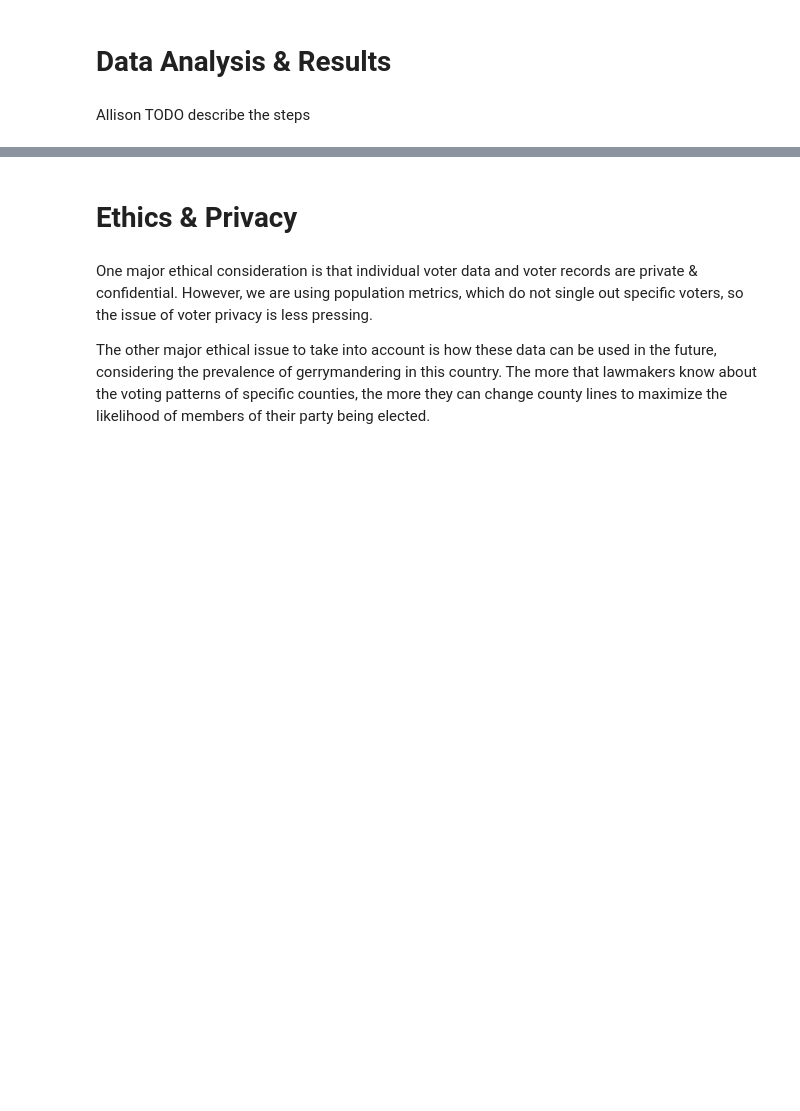
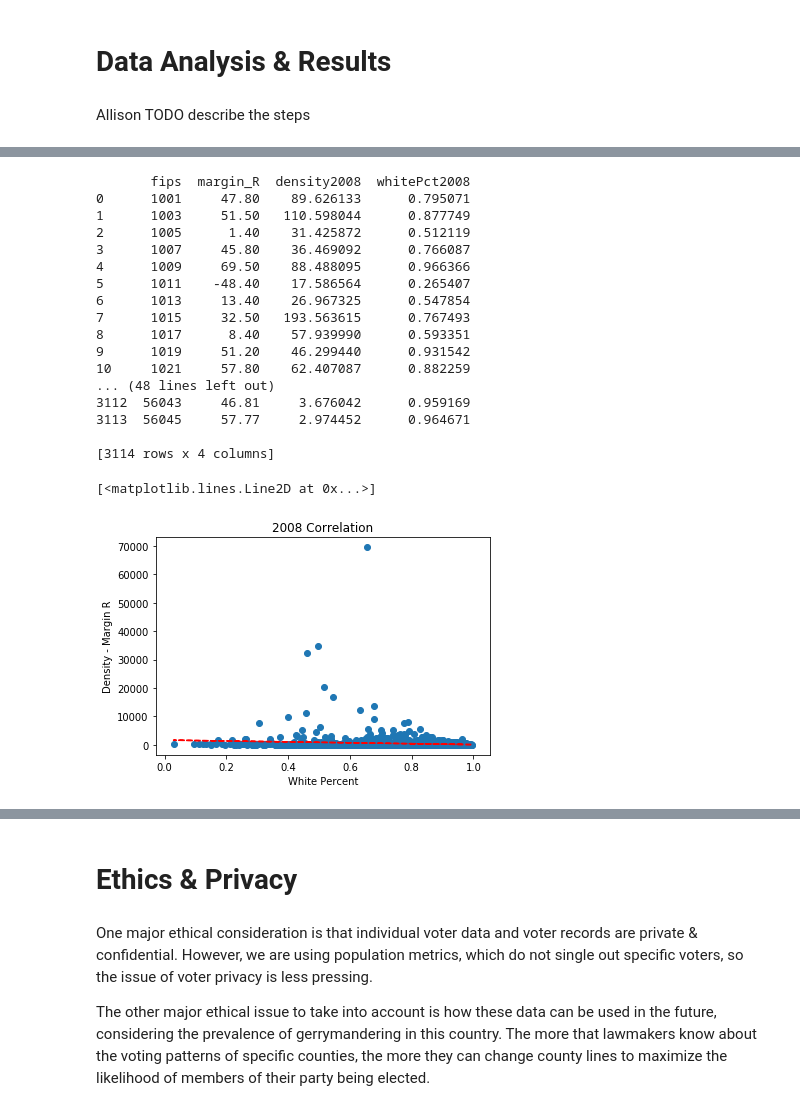
Before and after one commit to GiacomoPuccini/COGS108_Repo, a Jupyter notebook: FinalProject.ipynb, the cells around one changed output, grey strips where cells are left out. Drawn from its saved outputs; the diff is of its cells as text; code cells hidden in the pictures; blank space fills up the shorter version.

```diff
--- a/FinalProject.ipynb
+++ b/FinalProject.ipynb
@@ -440,0 +405,34 @@ print(data2016)
+# %%
+# From allison - took away the tostring() to make it easier to read/scroll
+print(data2008)
+
+data2008x = data2008['whitePct2008']
+data2008y = data2008['density2008'] - data2008['margin_R']
+
+corrplot3 = plt.scatter(data2008x, data2008y)
+plt.xlabel('White Percent')
+plt.ylabel('Density - Margin R')
+plt.title('2008 Correlation')
+z3 = np.polyfit(data2008x, data2008y, 1)
+p3 = np.poly1d(z3)
+plt.plot(data2008x, p3(data2008x), "r--")
+# %% [output]
+       fips  margin_R  density2008  whitePct2008
+0      1001     47.80    89.626133      0.795071
+1      1003     51.50   110.598044      0.877749
+2      1005      1.40    31.425872      0.512119
+3      1007     45.80    36.469092      0.766087
+4      1009     69.50    88.488095      0.966366
+5      1011    -48.40    17.586564      0.265407
+6      1013     13.40    26.967325      0.547854
+7      1015     32.50   193.563615      0.767493
+8      1017      8.40    57.939990      0.593351
+9      1019     51.20    46.299440      0.931542
+10     1021     57.80    62.407087      0.882259
+... (48 lines left out)
+3112  56043     46.81     3.676042      0.959169
+3113  56045     57.77     2.974452      0.964671
+
+[3114 rows x 4 columns]
+[<matplotlib.lines.Line2D at 0x...>]
+[figure, added]
```
Also changed, not shown: parts of 11 cells of this notebook.
